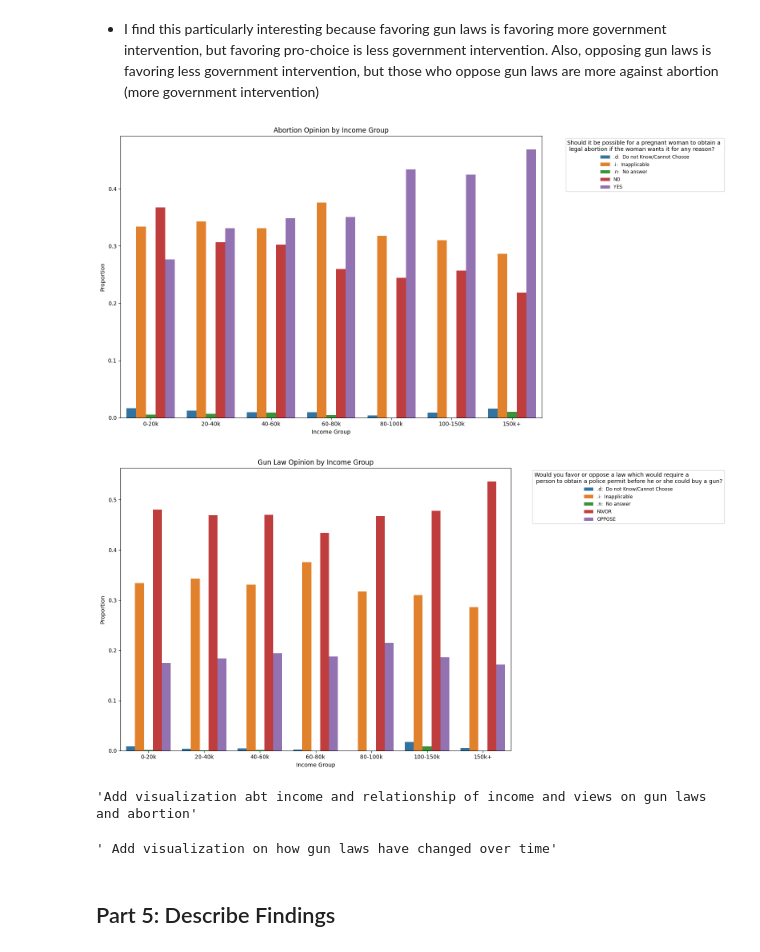
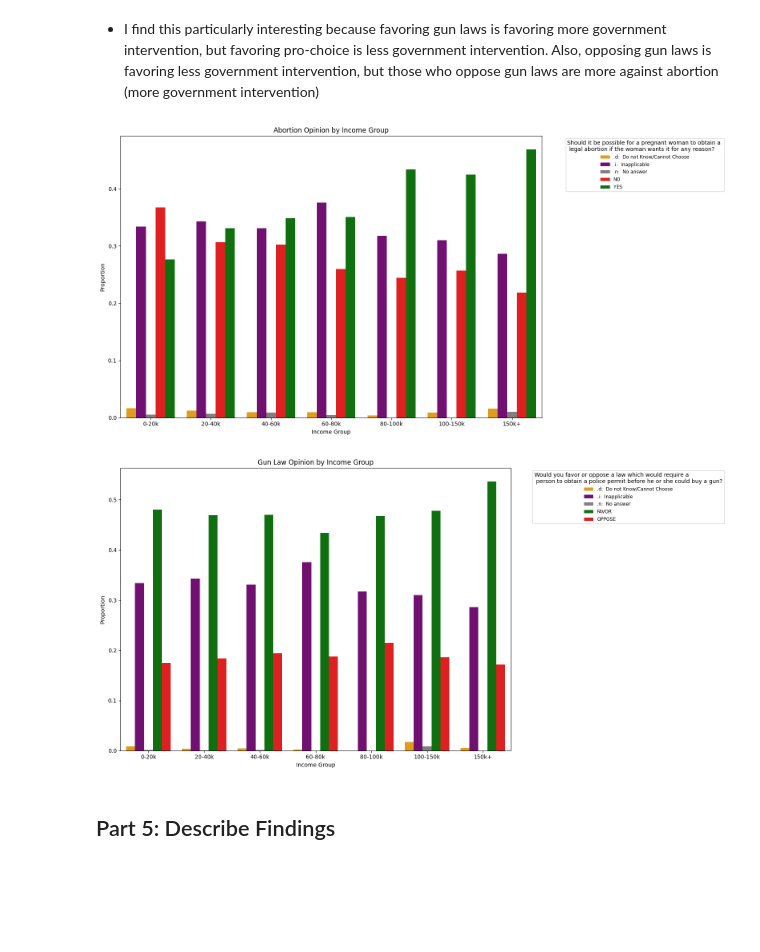
Before and after one commit to kimberlyyliuu/EDA, a Jupyter notebook: lab/gss.ipynb, the cells around one changed output. Cells and saved outputs as stored; diff of their text form; code cells hidden in the pictures; blank space fills up the shorter version.

Commit message:
changing colors on chart for visual

```diff
--- a/lab/gss.ipynb
+++ b/lab/gss.ipynb
@@ -505,9 +503,18 @@ df['income_group'] = pd.cut(df['conrinc'], bins=[0, 20000, 40000, 60000, 80000,
 income_counts = df.groupby('income_group')['abany'].value_counts(normalize=True).unstack()
 income_counts = income_counts.reset_index().melt(id_vars='income_group', var_name='abany', value_name='proportion')
 
+# Define custom colors for the bars
+custom_palette = {
+    'YES': 'green',
+    'NO': 'red',
+    '.d:  Do not Know/Cannot Choose': 'orange',
+    '.n:  No answer': 'gray',
+    '.i:  Inapplicable': 'purple'
+}
+
 # Compare abortion opinions by income group
 plt.figure(figsize=(16, 8))  # Increase the figure size
-sns.barplot(data=income_counts, x='income_group', y='proportion', hue='abany')
+sns.barplot(data=income_counts, x='income_group', y='proportion', hue='abany', palette=custom_palette)
 plt.title('Abortion Opinion by Income Group')
 plt.xlabel('Income Group')
 plt.ylabel('Proportion')
@@ -515,31 +522,32 @@ plt.legend(title='Should it be possible for a pregnant woman to obtain a \n lega
 plt.tight_layout()
 plt.show()
 # %% [output]
-[figure, old version]
+[figure, new version]
 # %%
 # Compute proportions by income group for gun law opinions
 income_gunlaw_counts = df.groupby('income_group')['gunlaw'].value_counts(normalize=True).unstack()
 income_gunlaw_counts = income_gunlaw_counts.reset_index().melt(id_vars='income_group', var_name='gunlaw', value_name='proportion')
 
+# Define custom colors for the bars
+custom_palette = {
+	'FAVOR': 'green',
+	'OPPOSE': 'red',
+	'.d:  Do not Know/Cannot Choose': 'orange',
+	'.n:  No answer': 'gray',
+	'.i:  Inapplicable': 'purple'
+}
+
 # Compare gun law opinions by income group
 plt.figure(figsize=(16, 8))  # Increase the figure size
-sns.barplot(data=income_gunlaw_counts, x='income_group', y='proportion', hue='gunlaw')
+sns.barplot(data=income_gunlaw_counts, x='income_group', y='proportion', hue='gunlaw', palette=custom_palette)
 plt.title('Gun Law Opinion by Income Group')
 plt.xlabel('Income Group')
 plt.ylabel('Proportion')
 plt.legend(title='Would you favor or oppose a law which would require a \n person to obtain a police permit before he or she could buy a gun?', bbox_to_anchor=(1.05, 1), loc='upper left', fontsize='small')  # Make the legend smaller
 plt.tight_layout()
 plt.show()
 # %% [output]
-[figure, old version]
+[figure, new version]
-# %%
-'''Add visualization abt income and relationship of income and views on gun laws and abortion'''
-# %% [output]
-'Add visualization abt income and relationship of income and views on gun laws and abortion'
-# %%
-''' Add visualization on how gun laws have changed over time'''
-# %% [output]
-' Add visualization on how gun laws have changed over time'
 # %% [markdown]
 ## Part 5: Describe Findings
 # %% [markdown]
```
Also changed, not shown: parts of 1 cell of this notebook.
